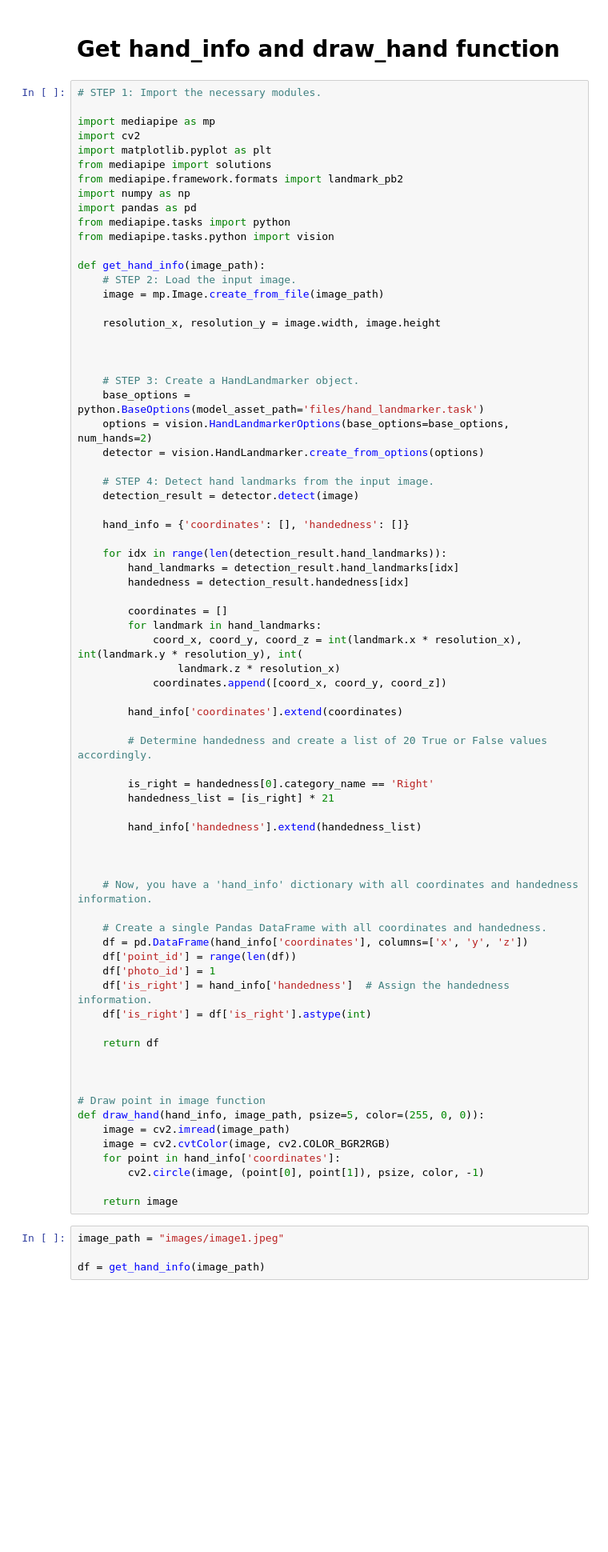
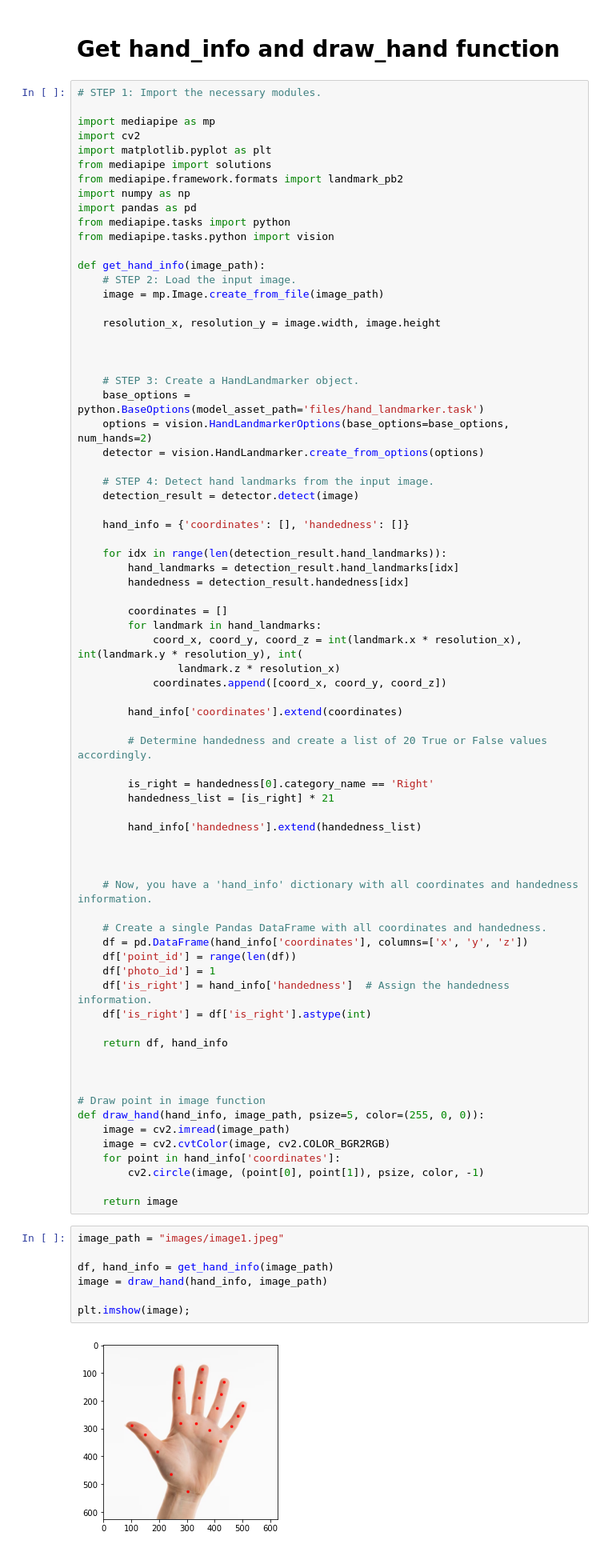
Before and after one commit to joaobizzo/research, a Jupyter notebook: get_data.ipynb, the cells around one changed output. Shown at 80% size. Cells and saved outputs as stored; diff of their text form; blank space fills up the shorter version.

```diff
--- a/get_data.ipynb
+++ b/get_data.ipynb
@@ -321,7 +321,7 @@ def get_hand_info(image_path):
     df['is_right'] = hand_info['handedness']  # Assign the handedness information.
     df['is_right'] = df['is_right'].astype(int)
 
-    return df
+    return df, hand_info
 
 
 
@@ -336,7 +336,12 @@ def draw_hand(hand_info, image_path, psize=5, color=(255, 0, 0)):
 # %%
 image_path = "images/image1.jpeg"
 
-df = get_hand_info(image_path)
+df, hand_info = get_hand_info(image_path)
+image = draw_hand(hand_info, image_path)
+
+plt.imshow(image);
+# %% [output]
+[figure, added]
 # %% [markdown]
 # Multiple hands multiple images
 # %%
```
